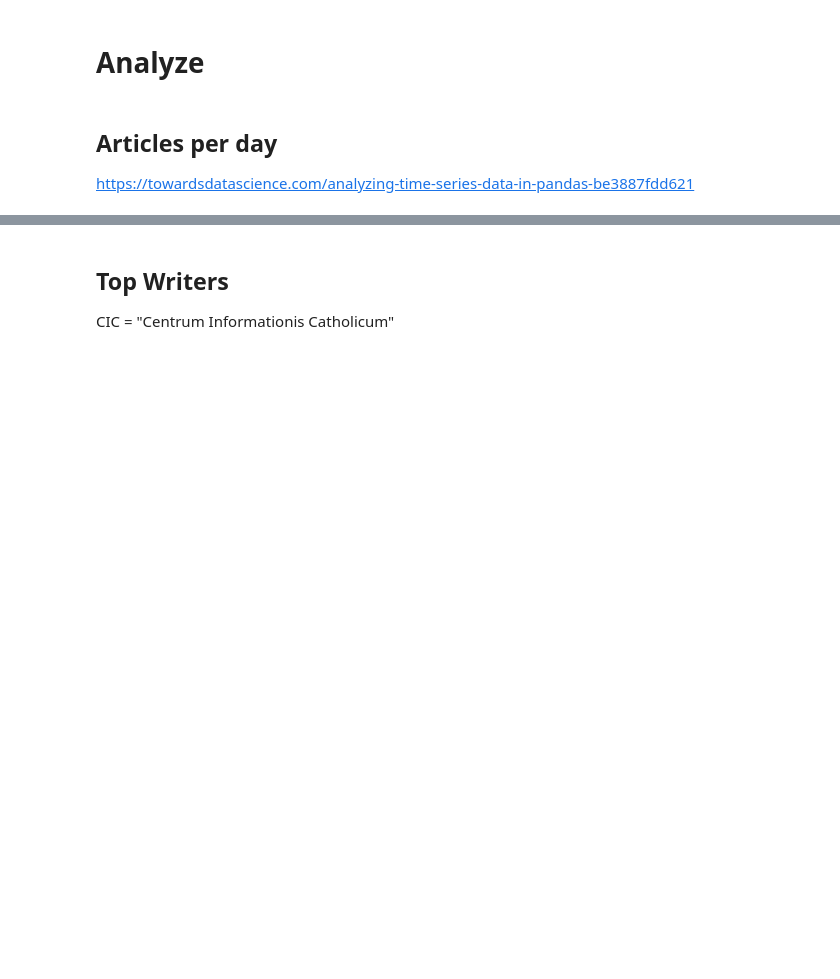
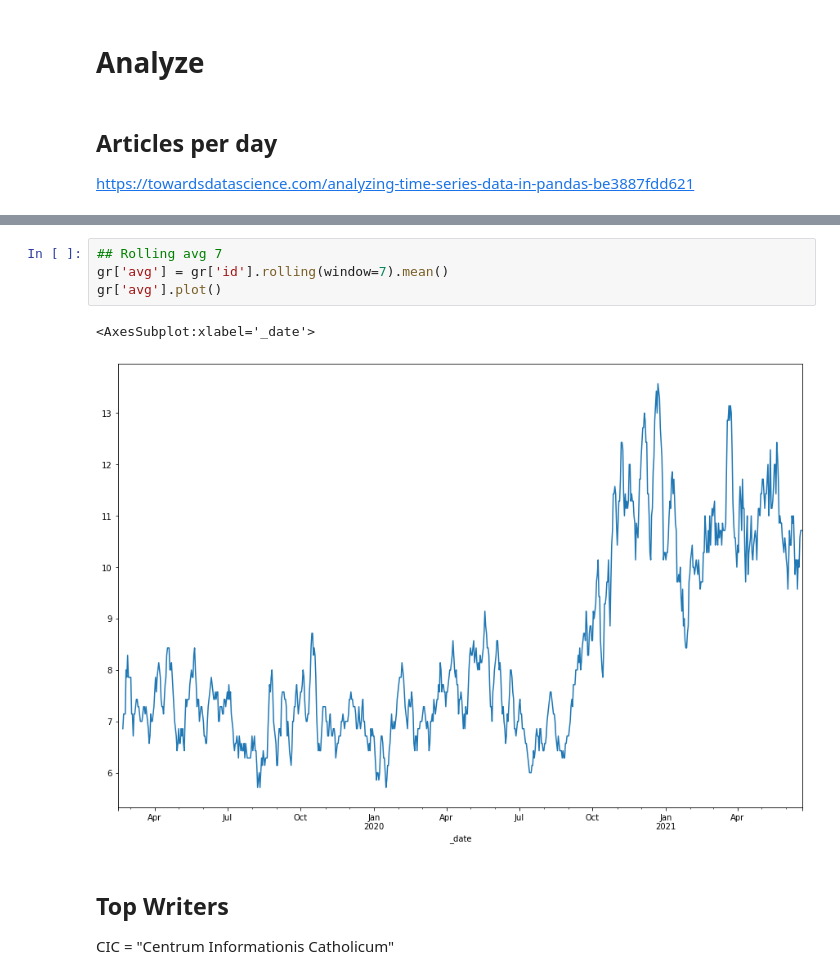
Before and after one commit to simonhuwiler/kathch, a Jupyter notebook: src/3_analyse.ipynb, the cells around one changed output, grey strips where cells are left out. Cells and saved outputs as stored; diff of their text form; blank space fills up the shorter version.

```diff
--- a/src/3_analyse.ipynb
+++ b/src/3_analyse.ipynb
@@ -41,3 +44,10 @@ fig = decomposition.plot()
+# %%
+## Rolling avg 7
+gr['avg'] = gr['id'].rolling(window=7).mean()
+gr['avg'].plot()
+# %% [output]
+<AxesSubplot:xlabel='_date'>
+[figure, added]
 # %% [markdown]
 ## Top Writers
 CIC = "Centrum Informationis Catholicum"
```
Also changed, not shown: parts of 15 cells of this notebook, 2 other files.
